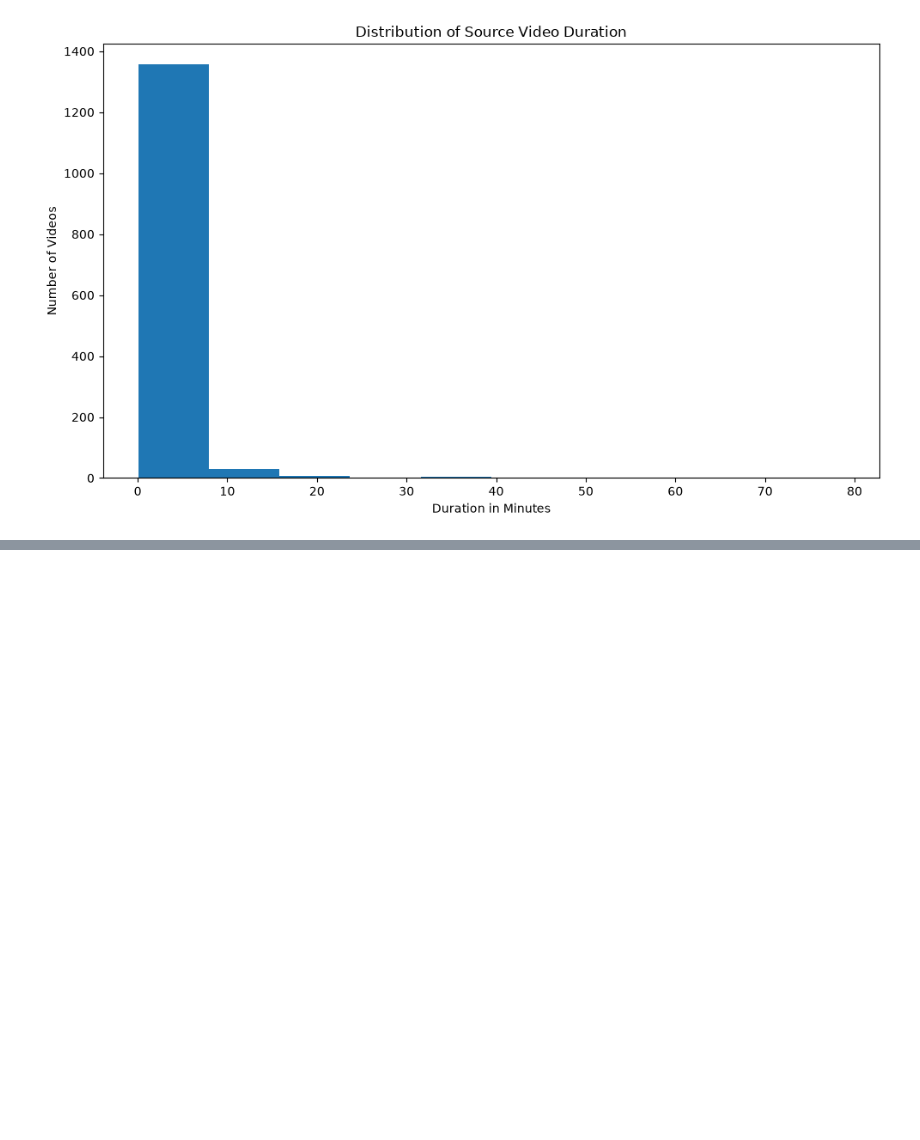
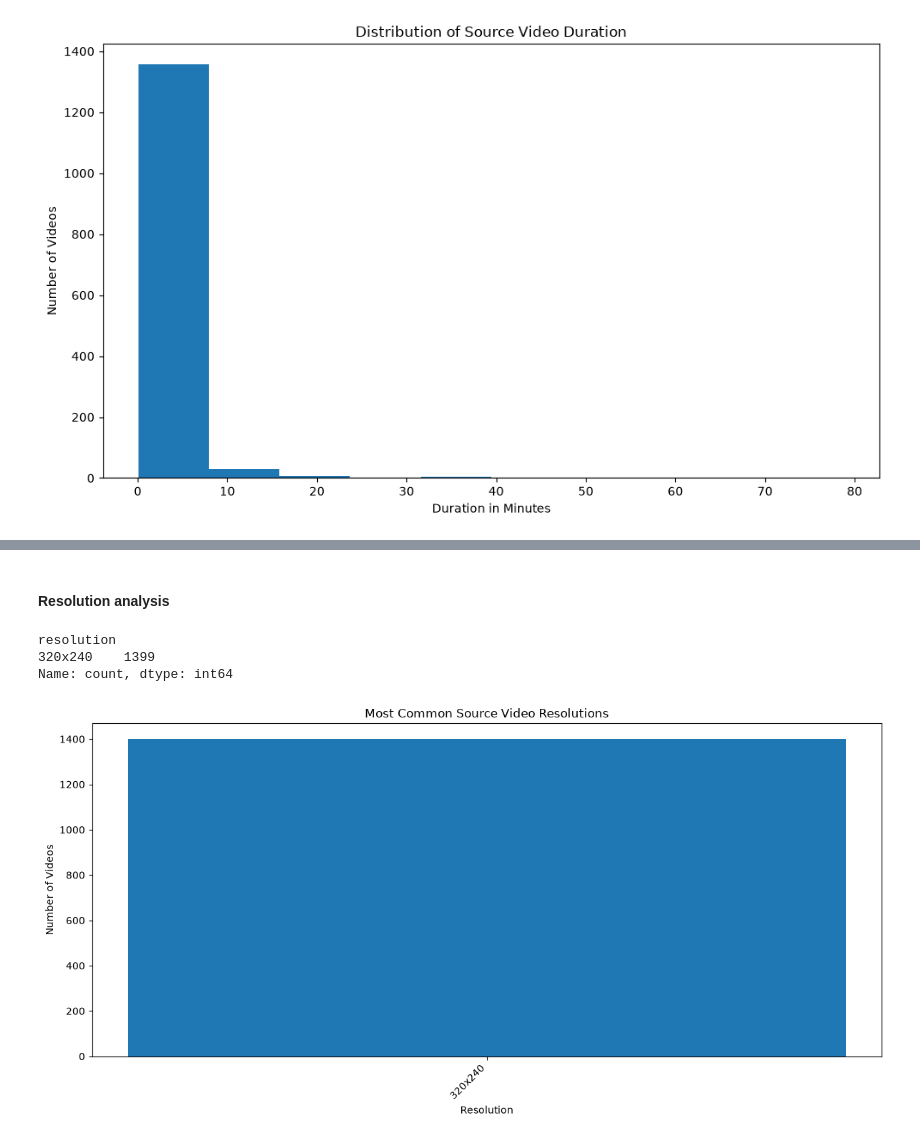
Before and after one commit to Phiziics/Computer-Vision, a Jupyter notebook: SentinelVision-AI/notebooks/01_data_understanding.ipynb, the cells around one changed output, grey strips where cells are left out. Cells and saved outputs as stored; diff of their text form; code cells hidden in the pictures; blank space fills up the shorter version.

```diff
--- a/SentinelVision-AI/notebooks/01_data_understanding.ipynb
+++ b/SentinelVision-AI/notebooks/01_data_understanding.ipynb
@@ -460,0 +557,40 @@ plt.show()
+# %% [markdown]
+#### Resolution analysis
+# %%
+# Create a readable resolution label.
+valid_videos = valid_videos.copy()
+
+valid_videos["resolution"] = (
+    valid_videos["width"].astype(str)
+    + "x"
+    + valid_videos["height"].astype(str)
+)
+# %%
+# Show the most common source resolutions.
+resolution_counts = (
+    valid_videos["resolution"]
+    .value_counts()
+    .head(15)
+)
+
+resolution_counts
+# %% [output]
+resolution
+320x240    1399
+Name: count, dtype: int64
+# %%
+plt.figure(figsize=(12, 6))
+
+plt.bar(
+    resolution_counts.index,
+    resolution_counts.values,
+)
+
+plt.title("Most Common Source Video Resolutions")
+plt.xlabel("Resolution")
+plt.ylabel("Number of Videos")
+plt.xticks(rotation=45, ha="right")
+plt.tight_layout()
+plt.show()
+# %% [output]
+[figure, added]
```
Also changed, not shown: parts of 42 cells of this notebook.
